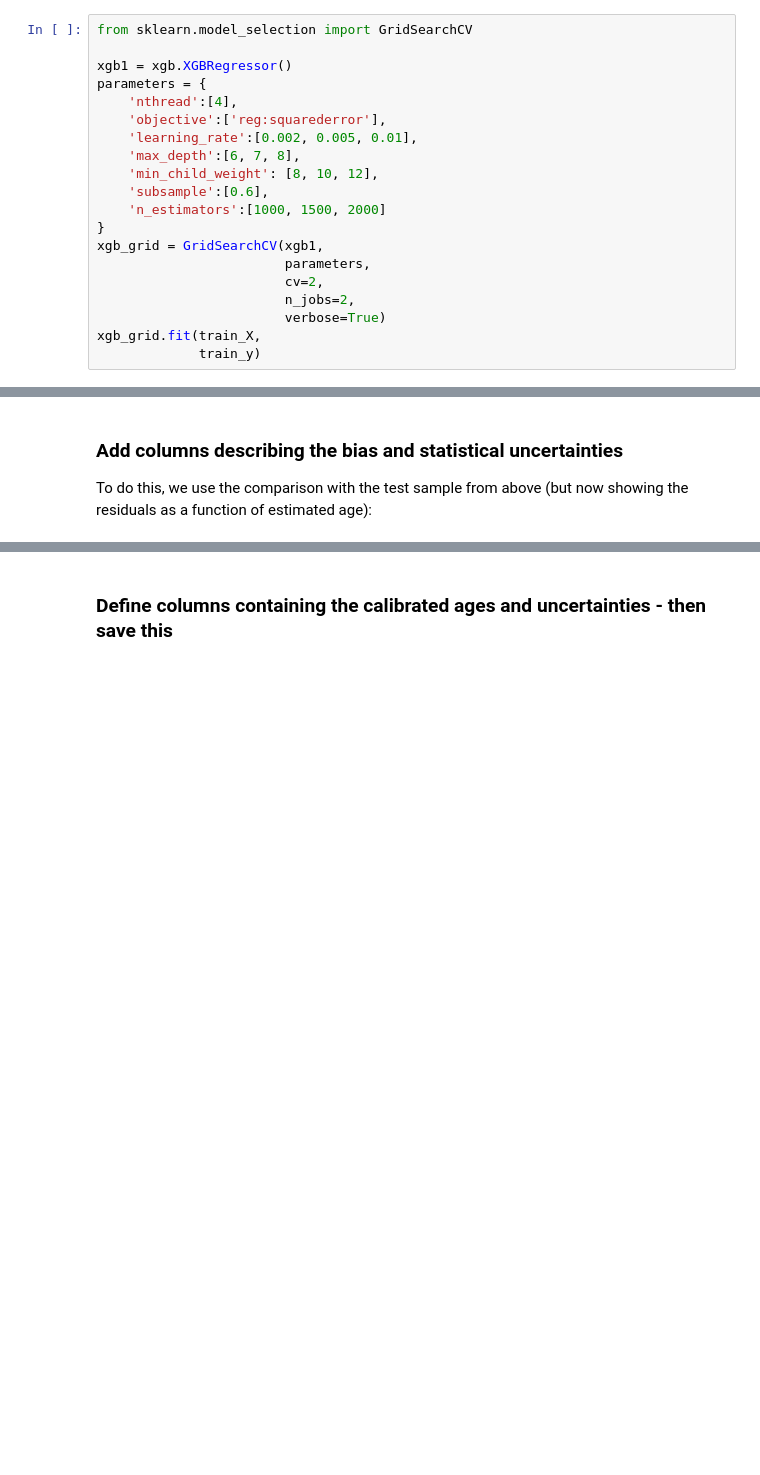
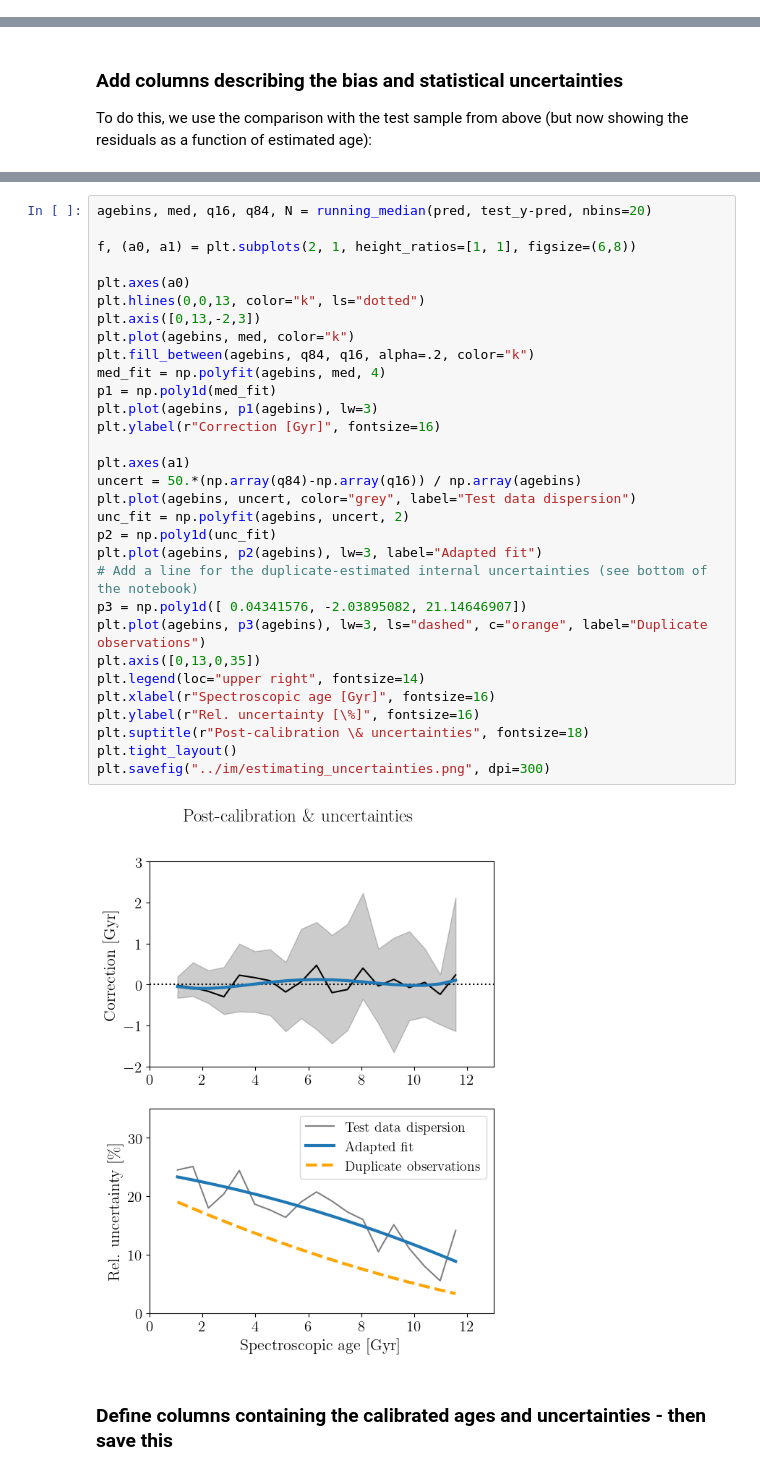
Before and after one commit to fjaellet/xgboost_chem_ages, a Jupyter notebook: py/train_xgboost_miglio2021.ipynb, the cells around one changed output, grey strips where cells are left out. Cells and saved outputs as stored; diff of their text form; blank space fills up the shorter version.

```diff
--- a/py/train_xgboost_miglio2021.ipynb
+++ b/py/train_xgboost_miglio2021.ipynb
@@ -323,23 +336,3 @@ Score: 0.8489176985384856
 # %% [markdown]
 ### Run gridsearch to optimise the hyperparameters:
 Running the following cell takes a while (~30 min on an 8-core computer with 16GB RAM)... so it's not recommended to run it unless you really need it.
-# %%
-from sklearn.model_selection import GridSearchCV
-
-xgb1 = xgb.XGBRegressor()
-parameters = {
-    'nthread':[4],
-    'objective':['reg:squarederror'],
-    'learning_rate':[0.002, 0.005, 0.01],
-    'max_depth':[6, 7, 8],
-    'min_child_weight': [8, 10, 12],
-    'subsample':[0.6],
-    'n_estimators':[1000, 1500, 2000]
-}
-xgb_grid = GridSearchCV(xgb1,
-                        parameters,
-                        cv=2,
-                        n_jobs=2,
-                        verbose=True)
-xgb_grid.fit(train_X,
-             train_y)
@@ -527,2 +489,35 @@ plt.savefig("../im/estimating_uncertainties.png", dpi=300)
+# %%
+agebins, med, q16, q84, N = running_median(pred, test_y-pred, nbins=20)
+
+f, (a0, a1) = plt.subplots(2, 1, height_ratios=[1, 1], figsize=(6,8))
+
+plt.axes(a0)
+plt.hlines(0,0,13, color="k", ls="dotted")
+plt.axis([0,13,-2,3])
+plt.plot(agebins, med, color="k")
+plt.fill_between(agebins, q84, q16, alpha=.2, color="k")
+med_fit = np.polyfit(agebins, med, 4)
+p1 = np.poly1d(med_fit)
+plt.plot(agebins, p1(agebins), lw=3)
+plt.ylabel(r"Correction [Gyr]", fontsize=16)
+
+plt.axes(a1)
+uncert = 50.*(np.array(q84)-np.array(q16)) / np.array(agebins)
+plt.plot(agebins, uncert, color="grey", label="Test data dispersion")
+unc_fit = np.polyfit(agebins, uncert, 2)
+p2 = np.poly1d(unc_fit)
+plt.plot(agebins, p2(agebins), lw=3, label="Adapted fit")
+# Add a line for the duplicate-estimated internal uncertainties (see bottom of the notebook)
+p3 = np.poly1d([ 0.04341576, -2.03895082, 21.14646907])
+plt.plot(agebins, p3(agebins), lw=3, ls="dashed", c="orange", label="Duplicate observations")
+plt.axis([0,13,0,35])
+plt.legend(loc="upper right", fontsize=14)
+plt.xlabel(r"Spectroscopic age [Gyr]", fontsize=16)
+plt.ylabel(r"Rel. uncertainty [\%]", fontsize=16)
+plt.suptitle(r"Post-calibration \& uncertainties", fontsize=18)
+plt.tight_layout()
+plt.savefig("../im/estimating_uncertainties.png", dpi=300)
+# %% [output]
+[figure, added]
 # %% [markdown]
 ### Define columns containing the calibrated ages and uncertainties - then save this
```
Also changed, not shown: parts of 41 cells of this notebook, 33 other files.
